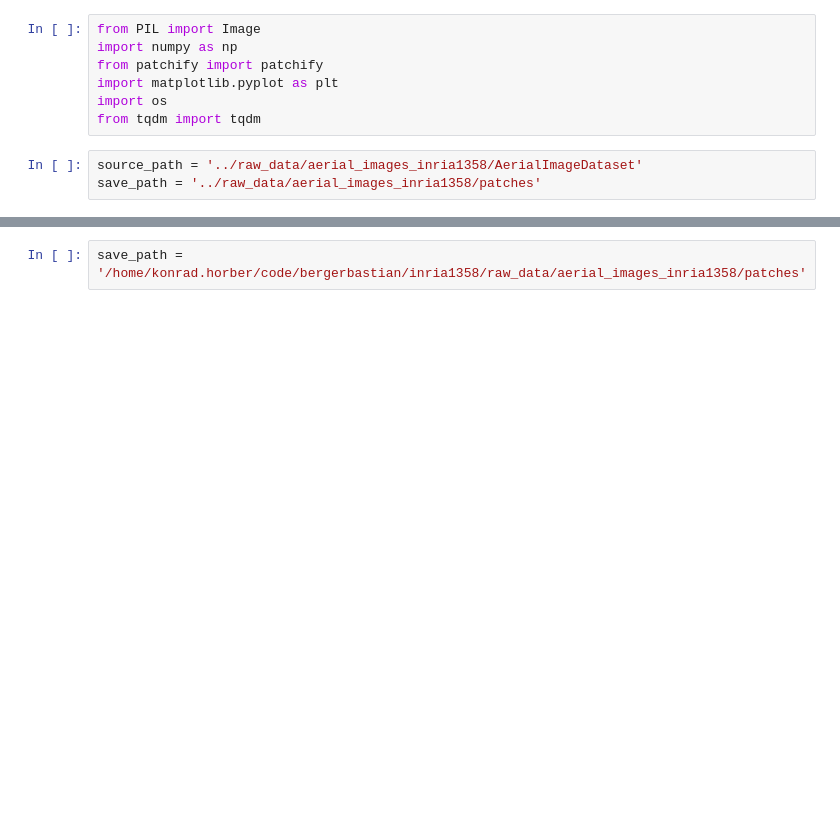
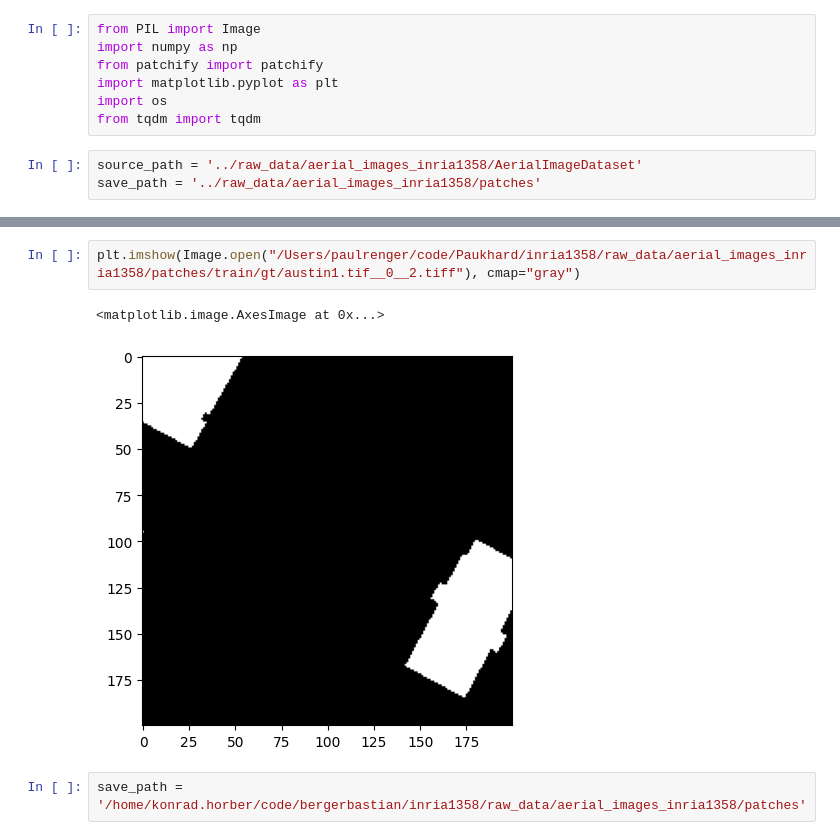
Before and after one commit to bergerbastian/inria1358, a Jupyter notebook: notebooks/paul.ipynb, the cells around one changed output, grey strips where cells are left out. Drawn from its saved outputs; the diff is of its cells as text; blank space fills up the shorter version.

```diff
--- a/notebooks/paul.ipynb
+++ b/notebooks/paul.ipynb
@@ -49,3 +58,8 @@ patches = patchify(imarray, (200,200,3), step=200)
+# %%
+plt.imshow(Image.open("/Users/paulrenger/code/Paukhard/inria1358/raw_data/aerial_images_inria1358/patches/train/gt/austin1.tif__0__2.tiff"), cmap="gray")
+# %% [output]
+<matplotlib.image.AxesImage at 0x...>
+[figure, added]
 # %%
 save_path = '/home/konrad.horber/code/bergerbastian/inria1358/raw_data/aerial_images_inria1358/patches'
 # %%
```
Also changed, not shown: parts of 5 cells of this notebook.
